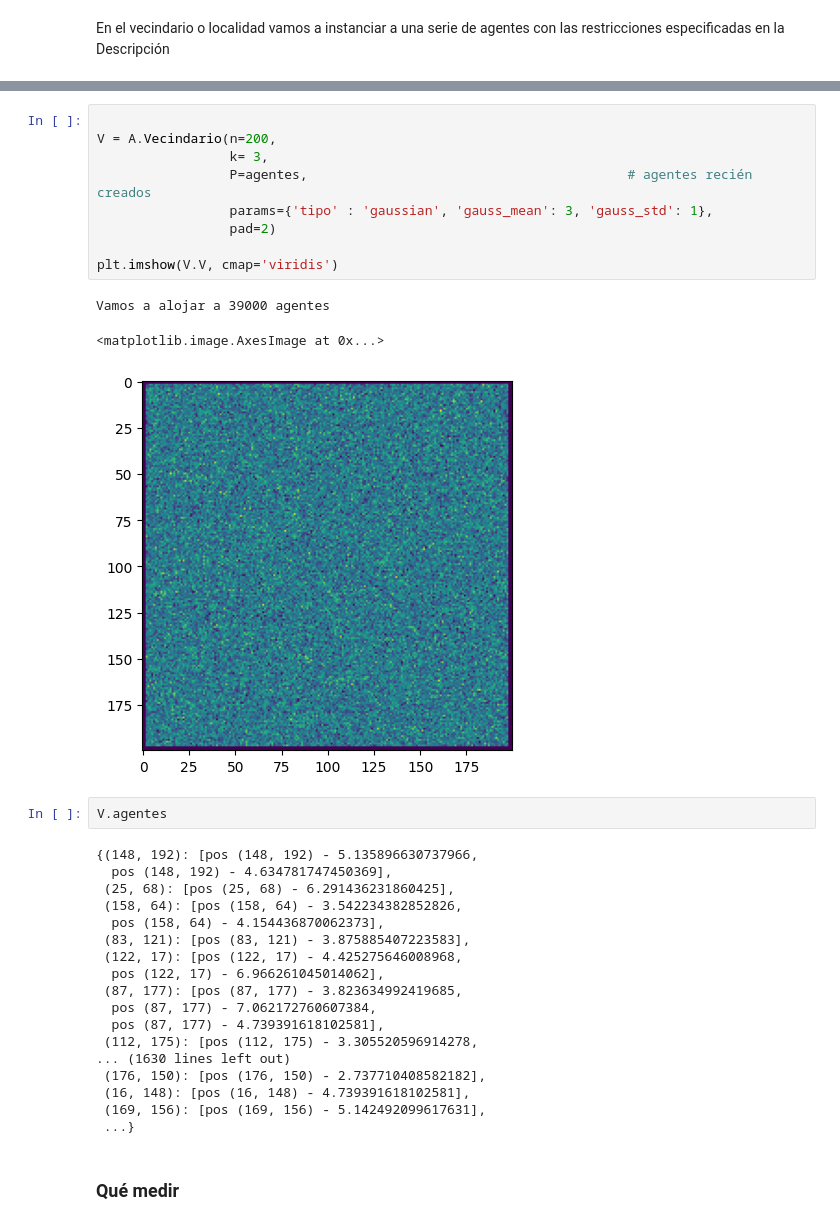
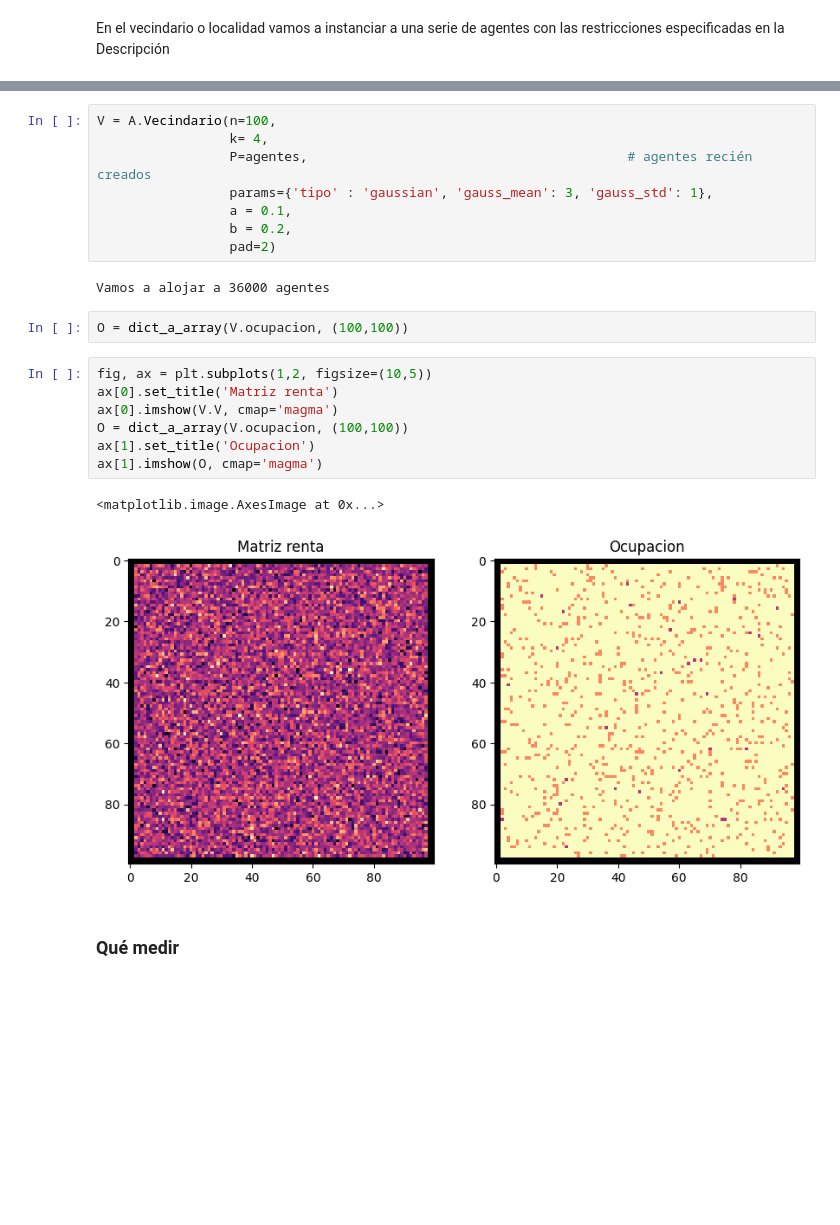
Before and after one commit to sergiohzlz/modelo_gentrificacion, a Jupyter notebook: phd_tercer_semestre.ipynb, the cells around one changed output, grey strips where cells are left out. Saved outputs shown, nothing was run; the diff lists cells and outputs as text; blank space fills up the shorter version.

```diff
--- a/phd_tercer_semestre.ipynb
+++ b/phd_tercer_semestre.ipynb
@@ -162,36 +201,25 @@ reload(A)
 # %%
-
-V = A.Vecindario(n=200,
-                 k= 3,
+V = A.Vecindario(n=100,
+                 k= 4,
                  P=agentes,                                         # agentes recién creados
                  params={'tipo' : 'gaussian', 'gauss_mean': 3, 'gauss_std': 1},
+                 a = 0.1,
+                 b = 0.2,
                  pad=2)
-
-plt.imshow(V.V, cmap='viridis')
 # %% [output]
-Vamos a alojar a 39000 agentes
+Vamos a alojar a 36000 agentes
-<matplotlib.image.AxesImage at 0x...>
-[figure, removed]
-# %%
-V.agentes
-# %% [output]
-{(148, 192): [pos (148, 192) - 5.135896630737966,
-  pos (148, 192) - 4.634781747450369],
- (25, 68): [pos (25, 68) - 6.291436231860425],
- (158, 64): [pos (158, 64) - 3.542234382852826,
-  pos (158, 64) - 4.154436870062373],
- (83, 121): [pos (83, 121) - 3.875885407223583],
- (122, 17): [pos (122, 17) - 4.425275646008968,
-  pos (122, 17) - 6.966261045014062],
- (87, 177): [pos (87, 177) - 3.823634992419685,
-  pos (87, 177) - 7.062172760607384,
-  pos (87, 177) - 4.739391618102581],
- (112, 175): [pos (112, 175) - 3.305520596914278,
-... (1630 lines left out)
- (176, 150): [pos (176, 150) - 2.737710408582182],
- (16, 148): [pos (16, 148) - 4.739391618102581],
- (169, 156): [pos (169, 156) - 5.142492099617631],
- ...}
+# %%
+O = dict_a_array(V.ocupacion, (100,100))
+# %%
+fig, ax = plt.subplots(1,2, figsize=(10,5))
+ax[0].set_title('Matriz renta')
+ax[0].imshow(V.V, cmap='magma')
+O = dict_a_array(V.ocupacion, (100,100))
+ax[1].set_title('Ocupacion')
+ax[1].imshow(O, cmap='magma')
+# %% [output]
+<matplotlib.image.AxesImage at 0x...>
+[figure, added]
 # %% [markdown]
 ### Qué medir
 # %% [markdown]
```
Also changed, not shown: parts of 36 cells of this notebook, 1 other file.
